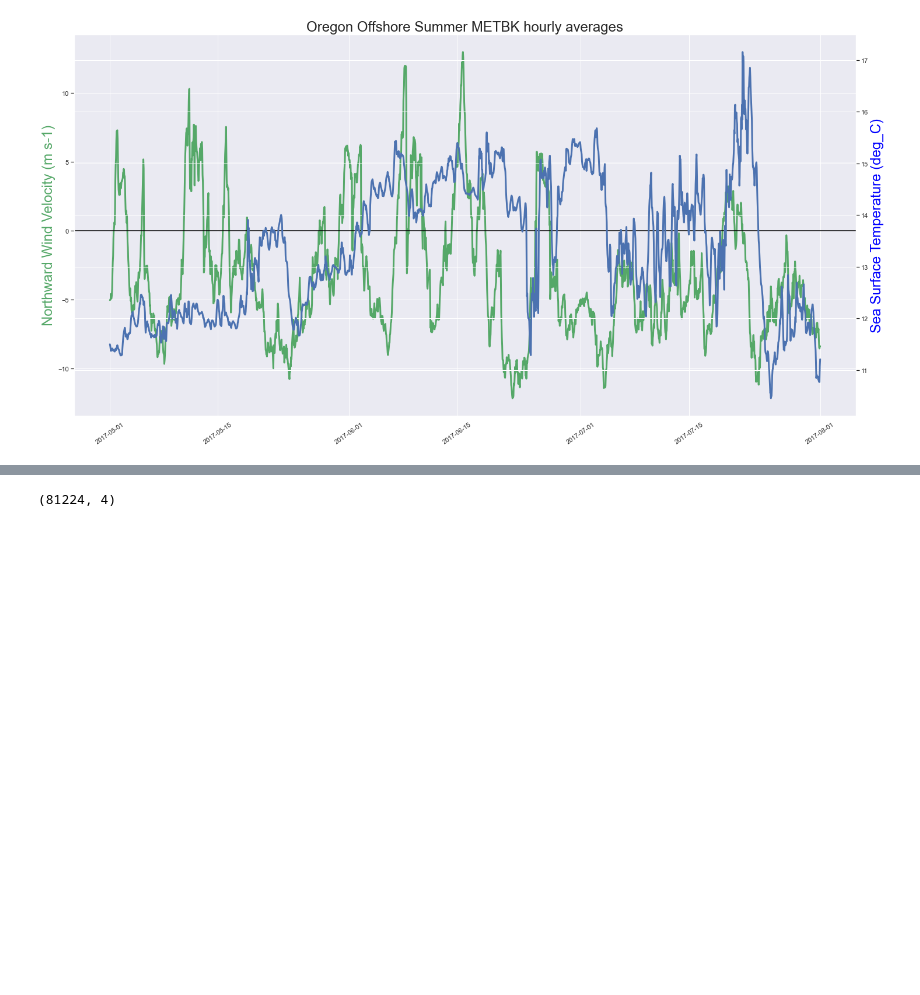
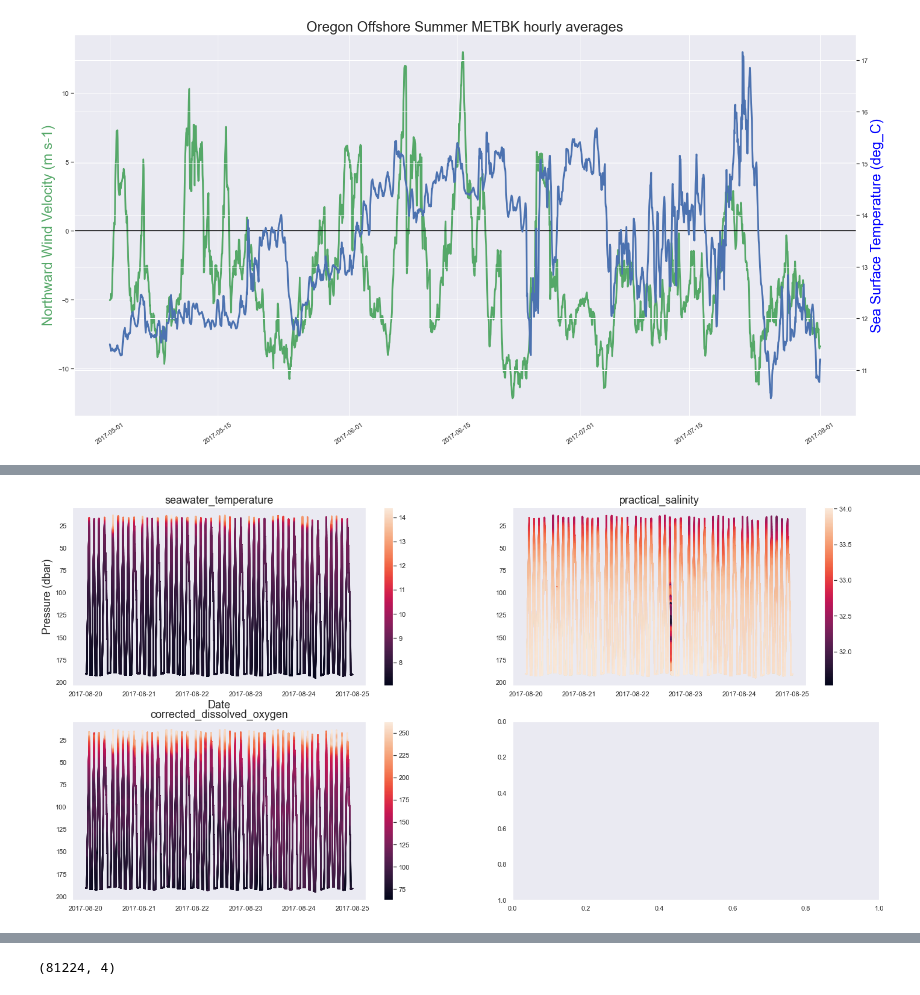
Before and after one commit to dgumustel/coastal-upwelling, a Jupyter notebook: 01_data_collection.ipynb, the cells around one changed output, grey strips where cells are left out. Cells and saved outputs as stored; diff of their text form; code cells hidden in the pictures; blank space fills up the shorter version.

```diff
--- a/01_data_collection.ipynb
+++ b/01_data_collection.ipynb
@@ -532,3 +615,34 @@ Time to look at the CTD data collected by the shallow profiler! These go up an d
+# %%
+fig, ((ax1, ax2), (ax3, ax4)) = plt.subplots(2, 2, figsize=(24, 12))
+
+for ax in [ax1, ax2, ax3, ax4]:
+    ax.invert_yaxis()
+    ax.grid()
+    ax1.set_xlabel('Date', size=18)
+    ax1.set_ylabel('Pressure (dbar)', size=18)
+
+#ax1.set_xlim(CTD_data['time'],CTD_data['time'])
+sc = ax1.scatter(CTD_week['time'],CTD_week['seawater_pressure'],c=CTD_week['seawater_temperature'], s=2)
+cb = fig.colorbar(sc,ax=ax1)
+ax1.set_title('seawater_temperature', size=18)
+
+sc = ax2.scatter(CTD_week['time'],CTD_week['seawater_pressure'],c=CTD_week['practical_salinity'], s=2)
+cb = fig.colorbar(sc,ax=ax2)
+ax2.set_title('practical_salinity', size=18)
+
+sc = ax3.scatter(CTD_week['time'],CTD_week['seawater_pressure'],c=CTD_week['corrected_dissolved_oxygen'], s=2)
+cb = fig.colorbar(sc,ax=ax3)
+ax3.set_title('corrected_dissolved_oxygen', size=18)
+
+# sc = ax4.scatter(CTD_week['time'],CTD_week['seawater_pressure'],c=CTD_week['seawater_temperature'], s=2)
+# cb = fig.colorbar(sc,ax=ax4)
+# ax4.set_title('density', size=18)
+
+
+
+plt.savefig('CTD_profiler_multi.png')
+# %% [output]
+[figure, added]
 # %%
 CTD_data.shape
 # %% [output]
```
Also changed, not shown: parts of 85 cells of this notebook.
